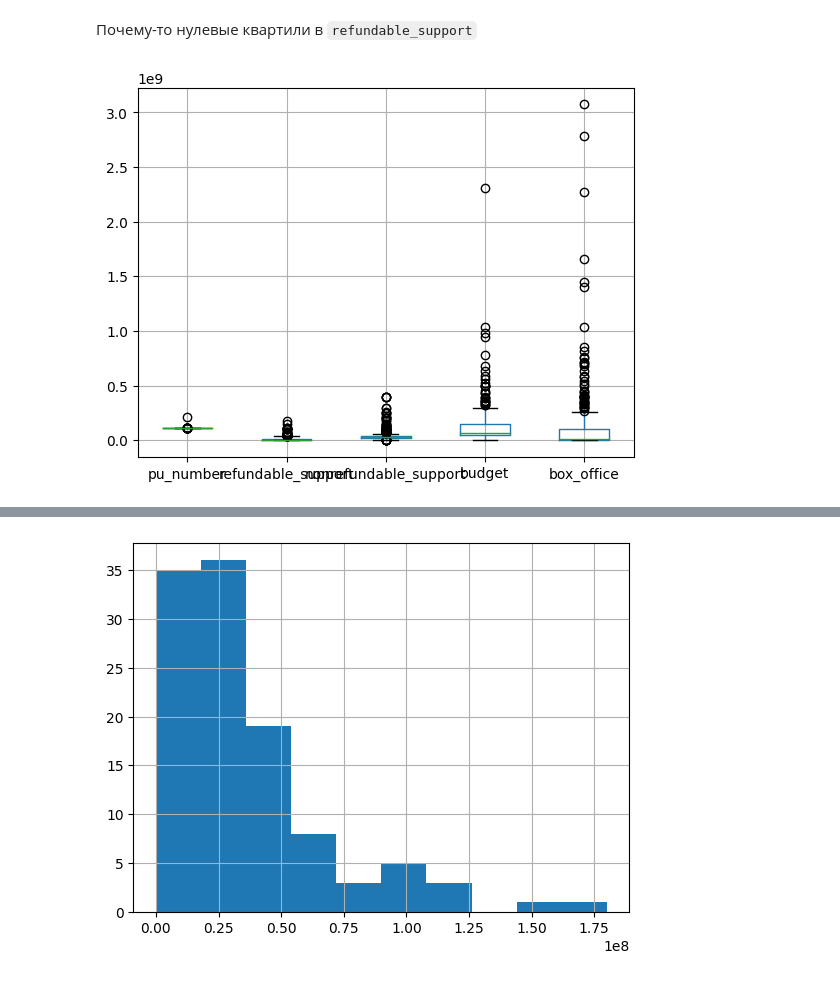
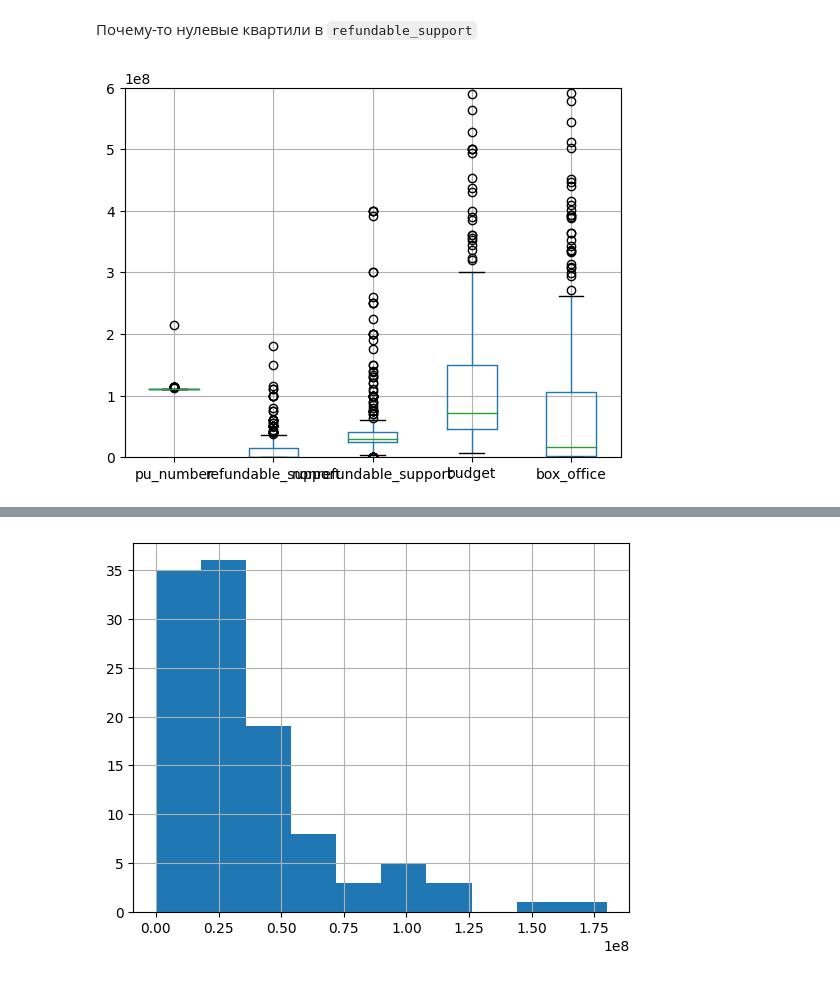
Before and after one commit to dikology/data-analytics, a Jupyter notebook: 04_ mkrf_movies/mkrf_movies_ru.ipynb, the cells around one changed output, grey strips where cells are left out. Saved outputs shown, nothing was run; the diff lists cells and outputs as text; code cells hidden in the pictures.

```diff
--- a/04_ mkrf_movies/db2a44d4-6e85-443a-8806-703c011f2971.ipynb
+++ b/04_ mkrf_movies/mkrf_movies_ru.ipynb
@@ -1030,6 +1030,7 @@ clean_data[clean_data['financing_source'] != 'none'].describe()
 Почему-то нулевые квартили в `refundable_support`
 # %%
 clean_data[clean_data['financing_source'] != 'none'].boxplot()
+plt.ylim(0,600000000)
 plt.show()
 # %% [output]
-[figure, old version]
+[figure, new version]
```
Also changed, not shown: parts of 29 cells of this notebook.
